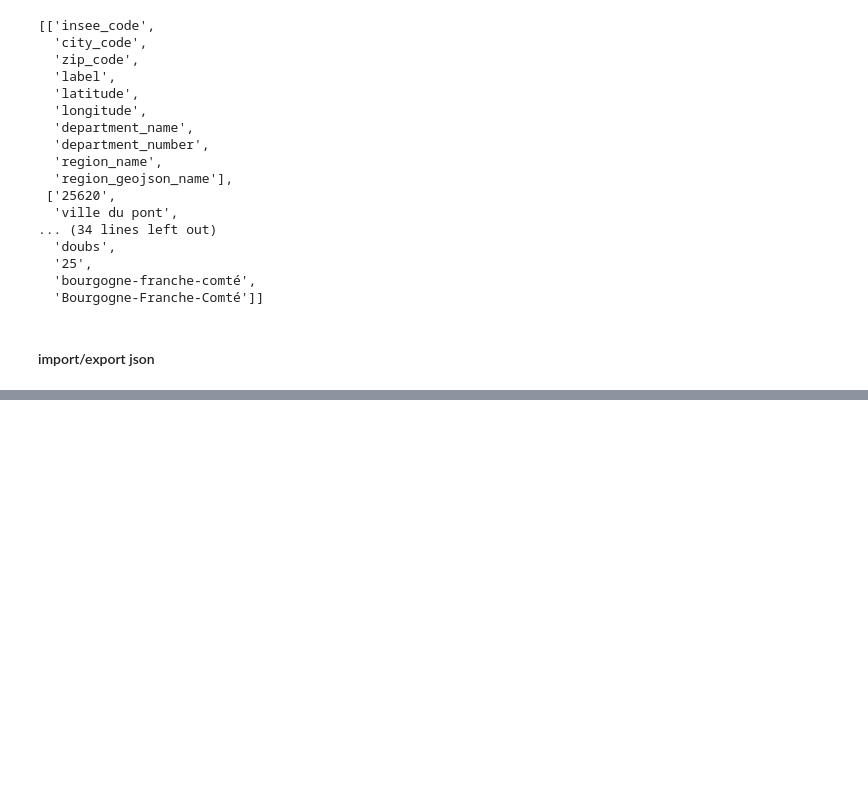
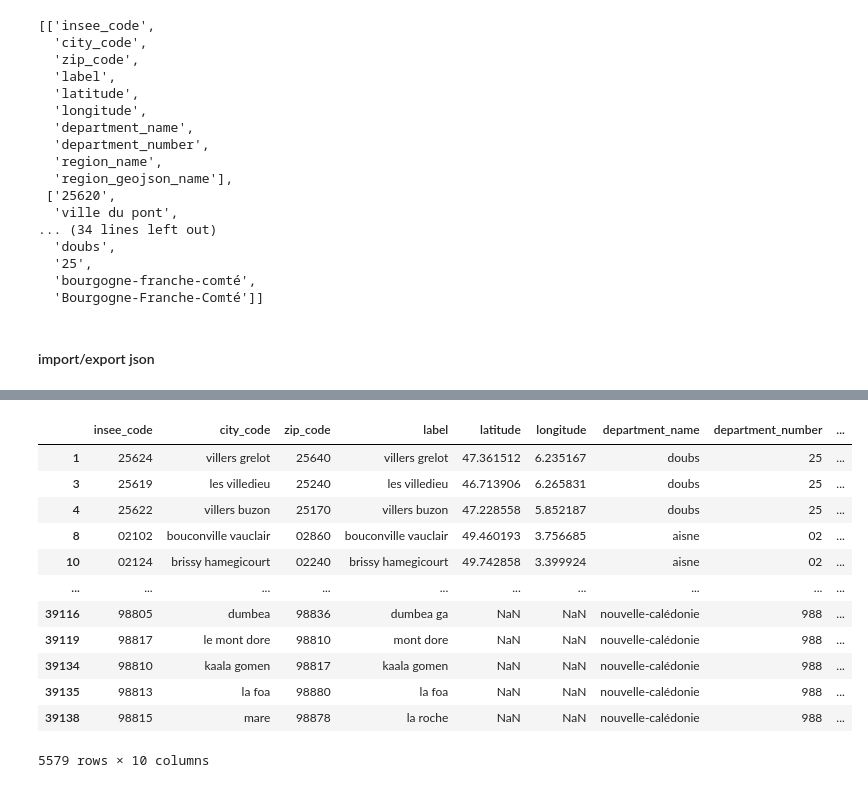
Before and after one commit to matthcol/python202402, a Jupyter notebook: Files/files.ipynb, the cells around one changed output, grey strips where cells are left out. Cells and saved outputs as stored; diff of their text form; code cells hidden in the pictures; blank space fills up the shorter version.

```diff
--- a/Files/files.ipynb
+++ b/Files/files.ipynb
@@ -395,0 +472,16 @@ Type:      method
+# %%
+dfCities[dfCities.label.str.fullmatch(r"\w+ \w+")]
+# %% [output]
+|  | insee_code | city_code | zip_code | label | latitude | longitude | department_name | department_number | ... |
+| 1 | 25624 | villers grelot | 25640 | villers grelot | 47.361512 | 6.235167 | doubs | 25 | ... |
+| 3 | 25619 | les villedieu | 25240 | les villedieu | 46.713906 | 6.265831 | doubs | 25 | ... |
+| 4 | 25622 | villers buzon | 25170 | villers buzon | 47.228558 | 5.852187 | doubs | 25 | ... |
+| 8 | 02102 | bouconville vauclair | 02860 | bouconville vauclair | 49.460193 | 3.756685 | aisne | 02 | ... |
+| 10 | 02124 | brissy hamegicourt | 02240 | brissy hamegicourt | 49.742858 | 3.399924 | aisne | 02 | ... |
+| ... | ... | ... | ... | ... | ... | ... | ... | ... | ... |
+| 39116 | 98805 | dumbea | 98836 | dumbea ga | NaN | NaN | nouvelle-calédonie | 988 | ... |
+| 39119 | 98817 | le mont dore | 98810 | mont dore | NaN | NaN | nouvelle-calédonie | 988 | ... |
+| 39134 | 98810 | kaala gomen | 98817 | kaala gomen | NaN | NaN | nouvelle-calédonie | 988 | ... |
+| 39135 | 98813 | la foa | 98880 | la foa | NaN | NaN | nouvelle-calédonie | 988 | ... |
+| 39138 | 98815 | mare | 98878 | la roche | NaN | NaN | nouvelle-calédonie | 988 | ... |
+5579 rows × 10 columns
```
Also changed, not shown: parts of 23 cells of this notebook.
